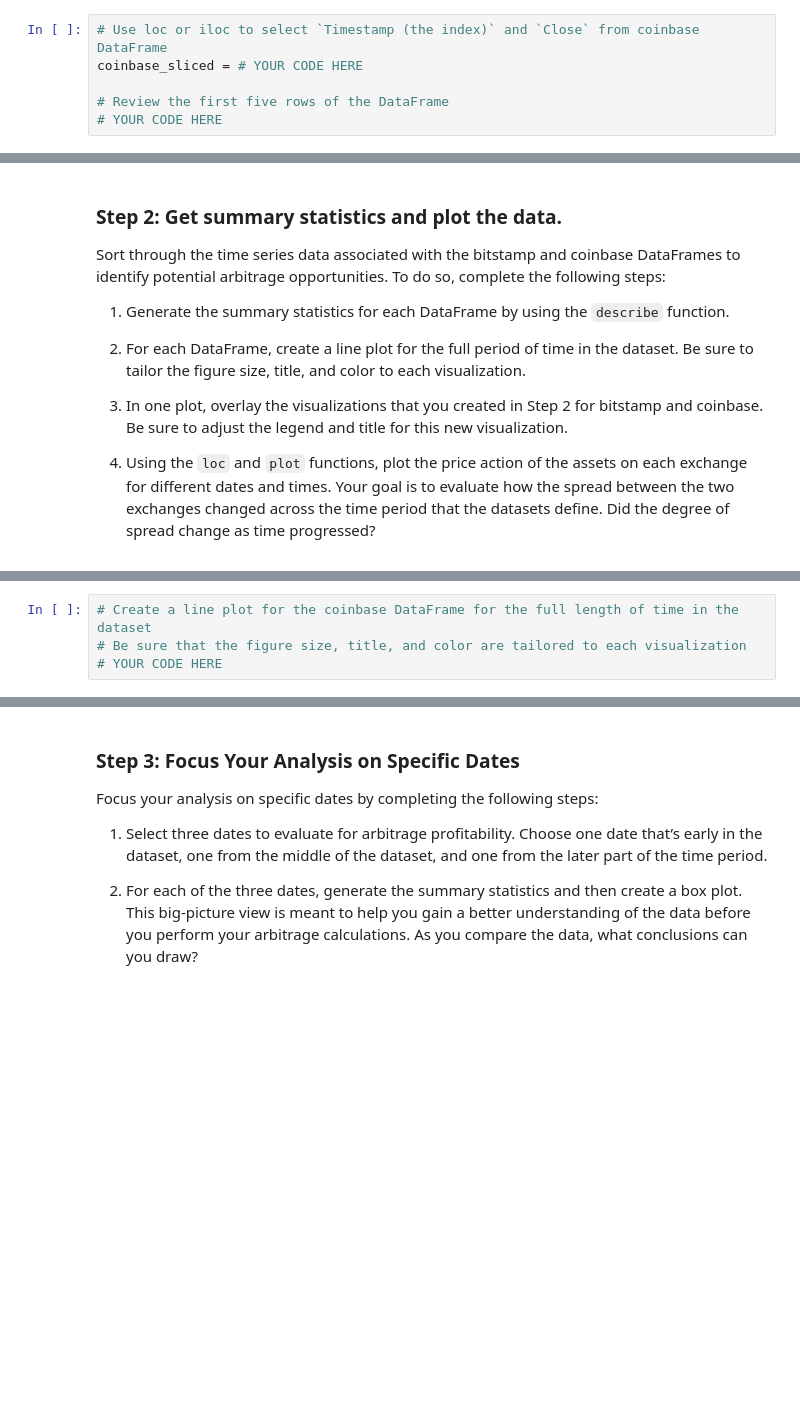
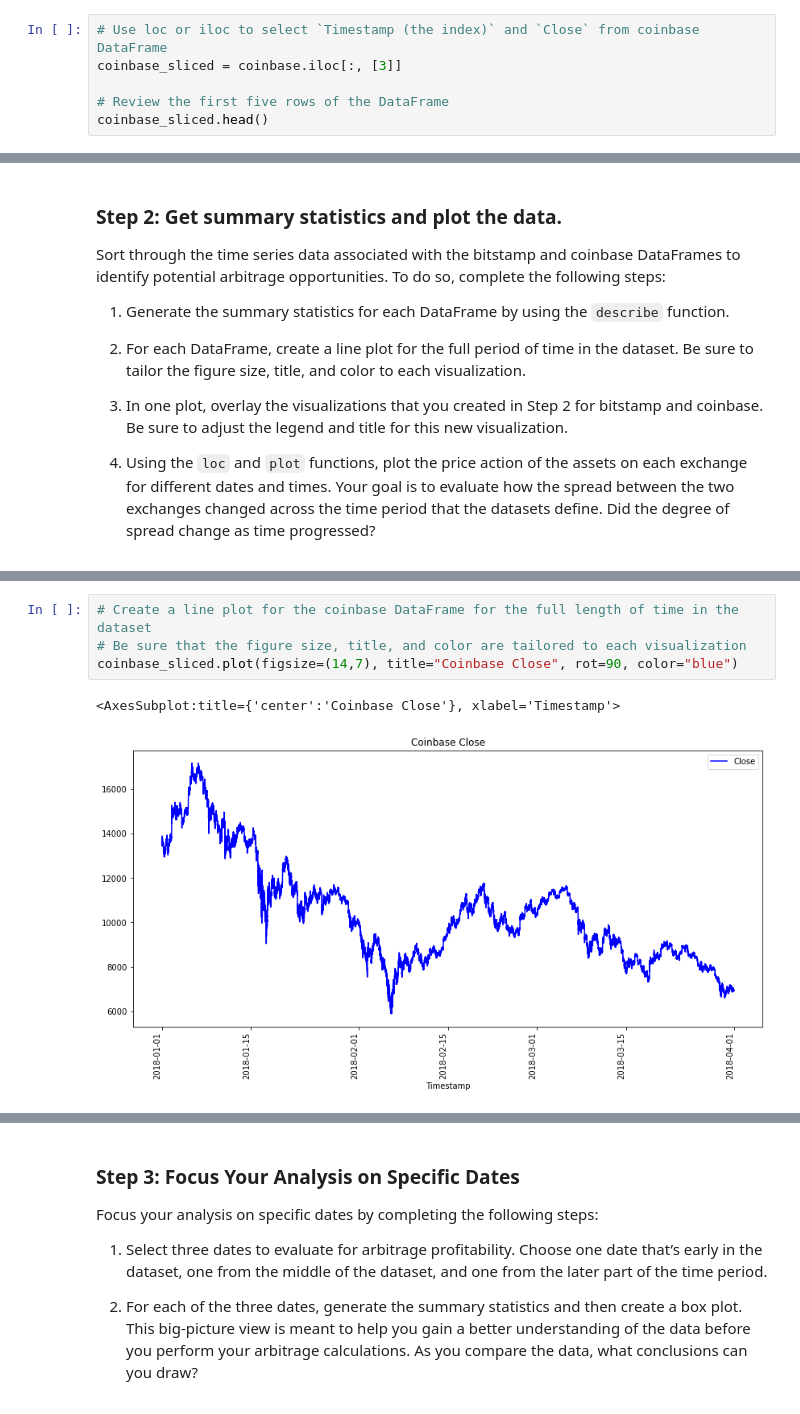
Before and after one commit to scottslusher/Crypto-Arbitrage, a Jupyter notebook: Starter_Code/Starter_Code/crypto_arbitrage.ipynb, the cells around one changed output, grey strips where cells are left out. Cells and saved outputs as stored; diff of their text form; blank space fills up the shorter version.

```diff
--- a/Starter_Code/Starter_Code/crypto_arbitrage.ipynb
+++ b/Starter_Code/Starter_Code/crypto_arbitrage.ipynb
@@ -209,6 +217,6 @@ bitstamp_sliced = # YOUR CODE HERE
 # %%
 # Use loc or iloc to select `Timestamp (the index)` and `Close` from coinbase DataFrame
-coinbase_sliced = # YOUR CODE HERE
+coinbase_sliced = coinbase.iloc[:, [3]]
 
 # Review the first five rows of the DataFrame
-# YOUR CODE HERE
+coinbase_sliced.head()
@@ -237,7 +276,10 @@ Sort through the time series data associated with the bitstamp and coinbase Data
 # %%
 # Create a line plot for the coinbase DataFrame for the full length of time in the dataset
 # Be sure that the figure size, title, and color are tailored to each visualization
-# YOUR CODE HERE
+coinbase_sliced.plot(figsize=(14,7), title="Coinbase Close", rot=90, color="blue")
+# %% [output]
+<AxesSubplot:title={'center':'Coinbase Close'}, xlabel='Timestamp'>
+[figure, added]
 # %%
 # Overlay the visualizations for the bitstamp and coinbase DataFrames in one plot
 # The plot should visualize the prices over the full lenth of the dataset
```
Also changed, not shown: parts of 9 cells of this notebook.
